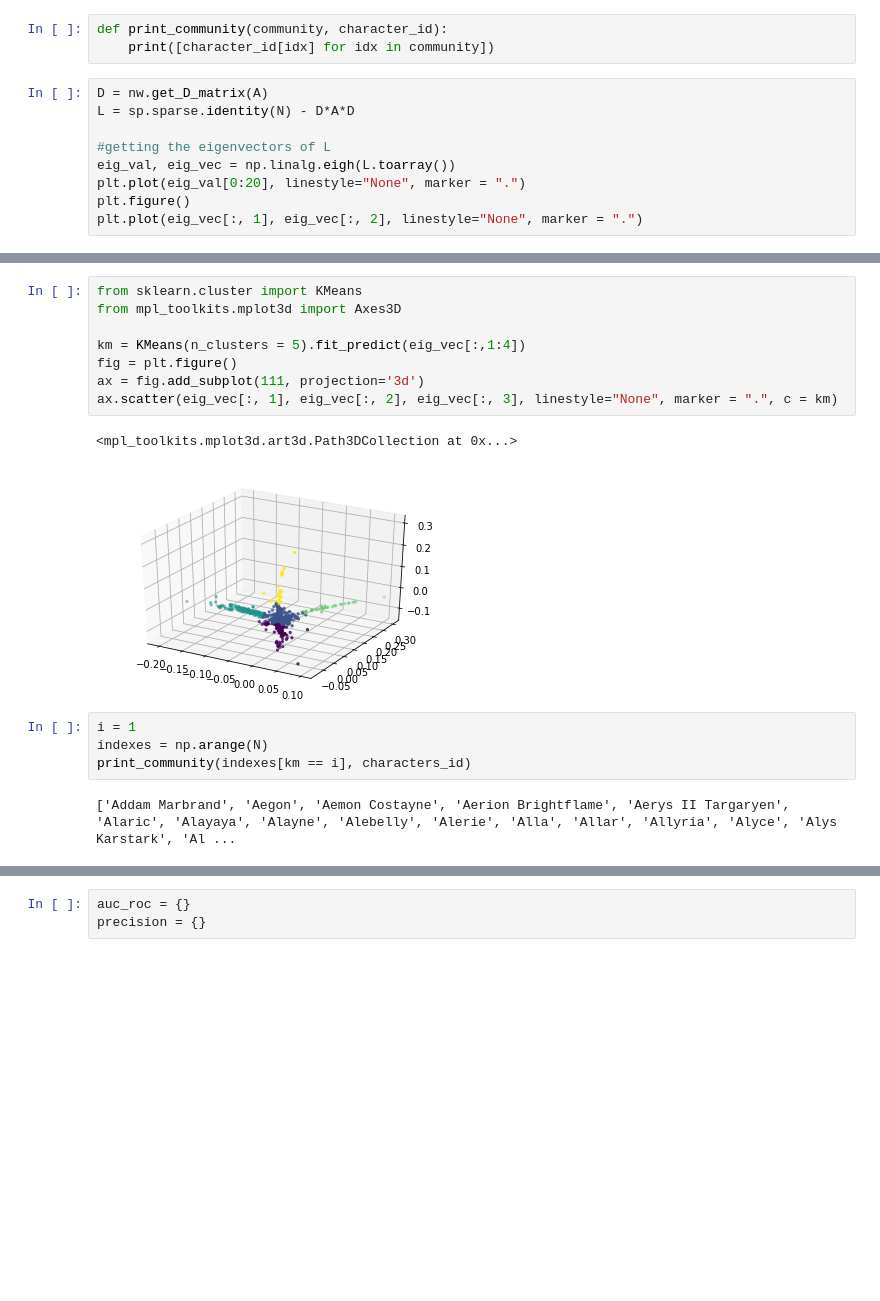
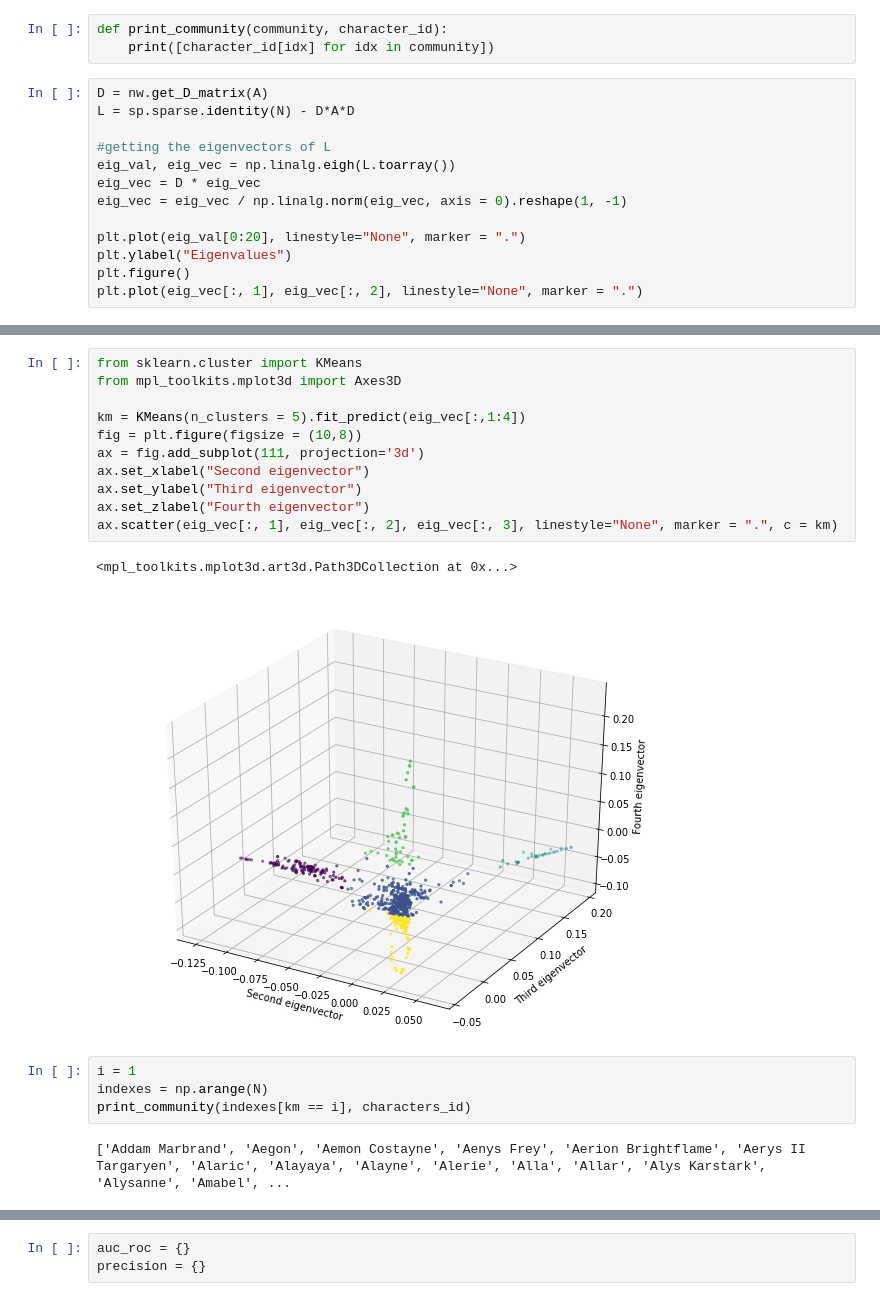
Before and after one commit to Dan8991/A-Storm-of-Nodes, a Jupyter notebook: got_network2.ipynb, the cells around one changed output, grey strips where cells are left out. Saved outputs shown, nothing was run; the diff lists cells and outputs as text; blank space fills up the shorter version.

Commit message:
[Add]finished most of the programming part for the second homework

```diff
--- a/got_network2.ipynb
+++ b/got_network2.ipynb
@@ -191,7 +191,11 @@ L = sp.sparse.identity(N) - D*A*D
 
 #getting the eigenvectors of L
 eig_val, eig_vec = np.linalg.eigh(L.toarray())
+eig_vec = D * eig_vec
+eig_vec = eig_vec / np.linalg.norm(eig_vec, axis = 0).reshape(1, -1)
+
 plt.plot(eig_val[0:20], linestyle="None", marker = ".")
+plt.ylabel("Eigenvalues")
 plt.figure()
 plt.plot(eig_vec[:, 1], eig_vec[:, 2], linestyle="None", marker = ".")
 # %% [output]
@@ -201,20 +205,23 @@ plt.plot(eig_vec[:, 1], eig_vec[:, 2], linestyle="None", marker = ".")
 # %%
 from sklearn.cluster import KMeans
 from mpl_toolkits.mplot3d import Axes3D
 
 km = KMeans(n_clusters = 5).fit_predict(eig_vec[:,1:4])
-fig = plt.figure()
+fig = plt.figure(figsize = (10,8))
 ax = fig.add_subplot(111, projection='3d')
+ax.set_xlabel("Second eigenvector")
+ax.set_ylabel("Third eigenvector")
+ax.set_zlabel("Fourth eigenvector")
 ax.scatter(eig_vec[:, 1], eig_vec[:, 2], eig_vec[:, 3], linestyle="None", marker = ".", c = km)
 # %% [output]
 <mpl_toolkits.mplot3d.art3d.Path3DCollection at 0x...>
-[figure, old version]
+[figure, new version]
 # %%
 i = 1
 indexes = np.arange(N)
 print_community(indexes[km == i], characters_id)
 # %% [output]
-['Addam Marbrand', 'Aegon', 'Aemon Costayne', 'Aerion Brightflame', 'Aerys II Targaryen', 'Alaric', 'Alayaya', 'Alayne', 'Alebelly', 'Alerie', 'Alla', 'Allar', 'Allyria', 'Alyce', 'Alys Karstark', 'Al ...
+['Addam Marbrand', 'Aegon', 'Aemon Costayne', 'Aenys Frey', 'Aerion Brightflame', 'Aerys II Targaryen', 'Alaric', 'Alayaya', 'Alayne', 'Alerie', 'Alla', 'Allar', 'Alys Karstark', 'Alysanne', 'Amabel', ...
 # %%
 from sklearn.decomposition import PCA
 info_given = []
```
Also changed, not shown: parts of 20 cells of this notebook.
